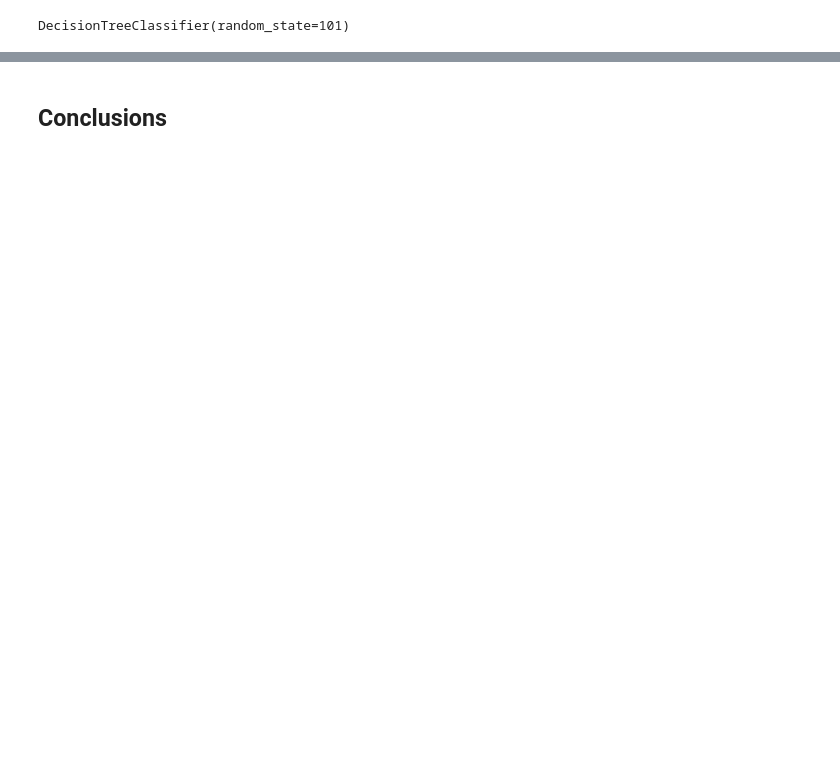
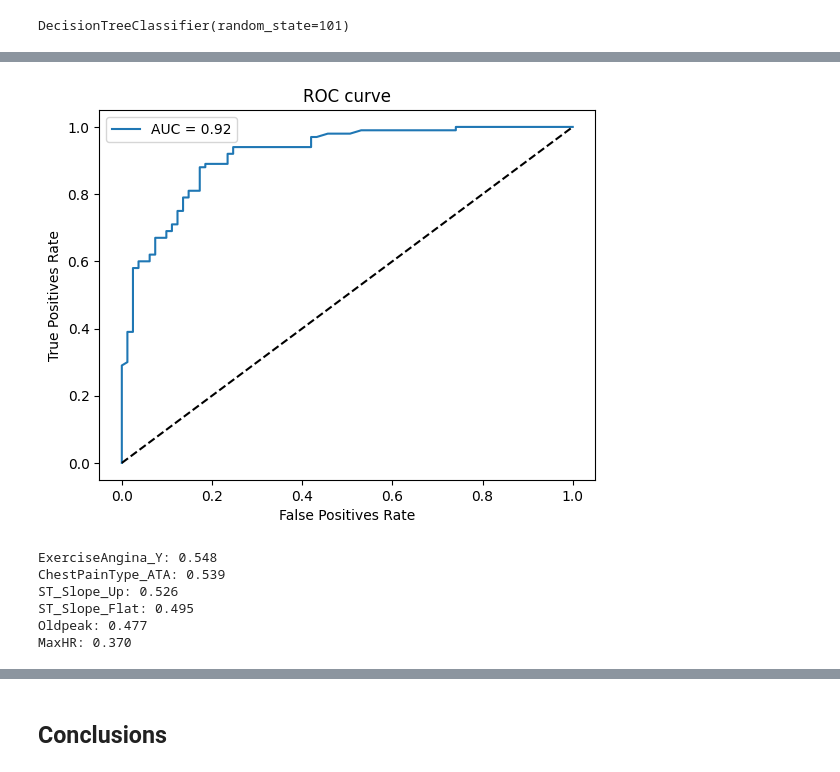
Before and after one commit to biotechwithdata/REPO, a Jupyter notebook: heart_disease_risk_analysis.ipynb, the cells around one changed output, grey strips where cells are left out. Cells and saved outputs as stored; diff of their text form; code cells hidden in the pictures; blank space fills up the shorter version.

```diff
--- a/heart_disease_risk_analysis.ipynb
+++ b/heart_disease_risk_analysis.ipynb
@@ -910,0 +1022,25 @@ comparison
+# %%
+fpr, tpr, thresholds = roc_curve(y_test, y_prob_log)
+auc = roc_auc_score(y_test, y_prob_log)
+plt.plot(fpr, tpr, label=f'AUC = {auc:.2f}')
+plt.plot([0,1],[0,1],'k--')
+plt.xlabel('False Positives Rate')
+plt.ylabel('True Positives Rate')
+plt.title('ROC curve')
+plt.legend()
+plt.show()
+# %% [output]
+[figure, added]
+# %%
+importances = np.abs(lm.coef_[0])
+feature_names = X.columns
+sorted_idx = np.argsort(importances)[::-1]
+for idx in sorted_idx:
+    print(f'{feature_names[idx]}: {importances[idx]:.3f}')
+# %% [output]
+ExerciseAngina_Y: 0.548
+ChestPainType_ATA: 0.539
+ST_Slope_Up: 0.526
+ST_Slope_Flat: 0.495
+Oldpeak: 0.477
+MaxHR: 0.370
```
Also changed, not shown: parts of 45 cells of this notebook, 3 other files.
